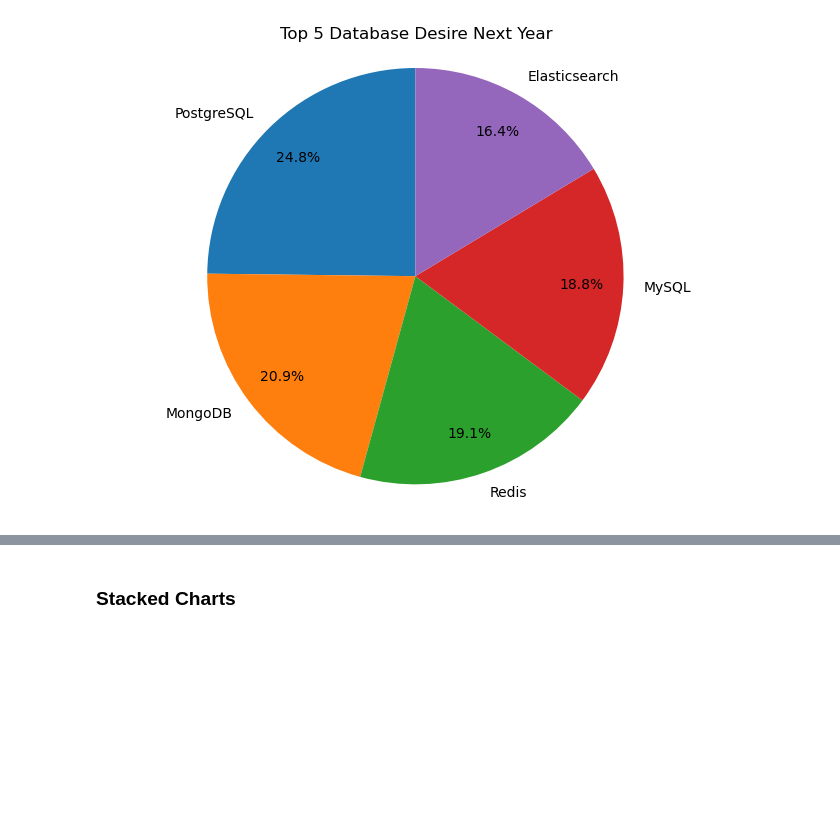
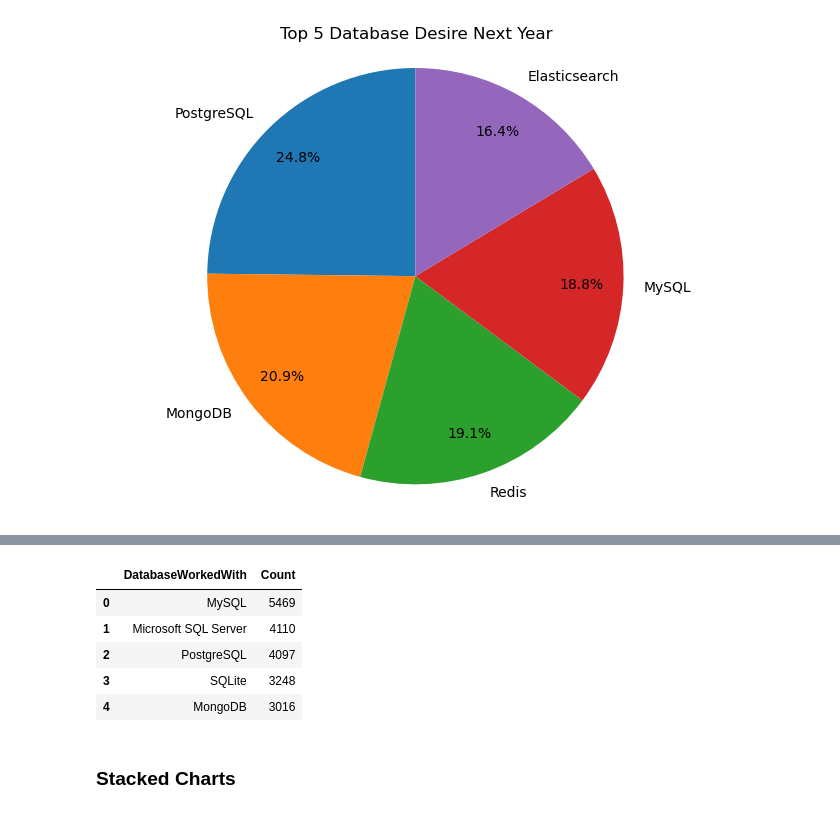
Before and after one commit to ElinevdBoogaard/Elines-Capstone-Project-Data-Analysis-2-3, a Jupyter notebook: M4DataVisualization-lab.ipynb, the cells around one changed output, grey strips where cells are left out. Cells and saved outputs as stored; diff of their text form; code cells hidden in the pictures; blank space fills up the shorter version.

```diff
--- a/M4DataVisualization-lab.ipynb
+++ b/M4DataVisualization-lab.ipynb
@@ -255,3 +292,21 @@ plt.show()
+# %%
+#hoeveel respondenten werken nu met database mySQL?
+QUERY = """
+SELECT DatabaseWorkedWith, Count(*) as Count
+FROM DatabaseWorkedWith
+GROUP BY DatabaseWorkedWith
+ORDER BY Count DESC
+LIMIT 5
+"""
+df_DWW = pd.read_sql_query(QUERY, conn)
+df_DWW.head()
+# %% [output]
+|  | DatabaseWorkedWith | Count |
+| 0 | MySQL | 5469 |
+| 1 | Microsoft SQL Server | 4110 |
+| 2 | PostgreSQL | 4097 |
+| 3 | SQLite | 3248 |
+| 4 | MongoDB | 3016 |
 # %% [markdown]
 ### Stacked Charts
 # %% [markdown]
```
Also changed, not shown: parts of 3 cells of this notebook.
